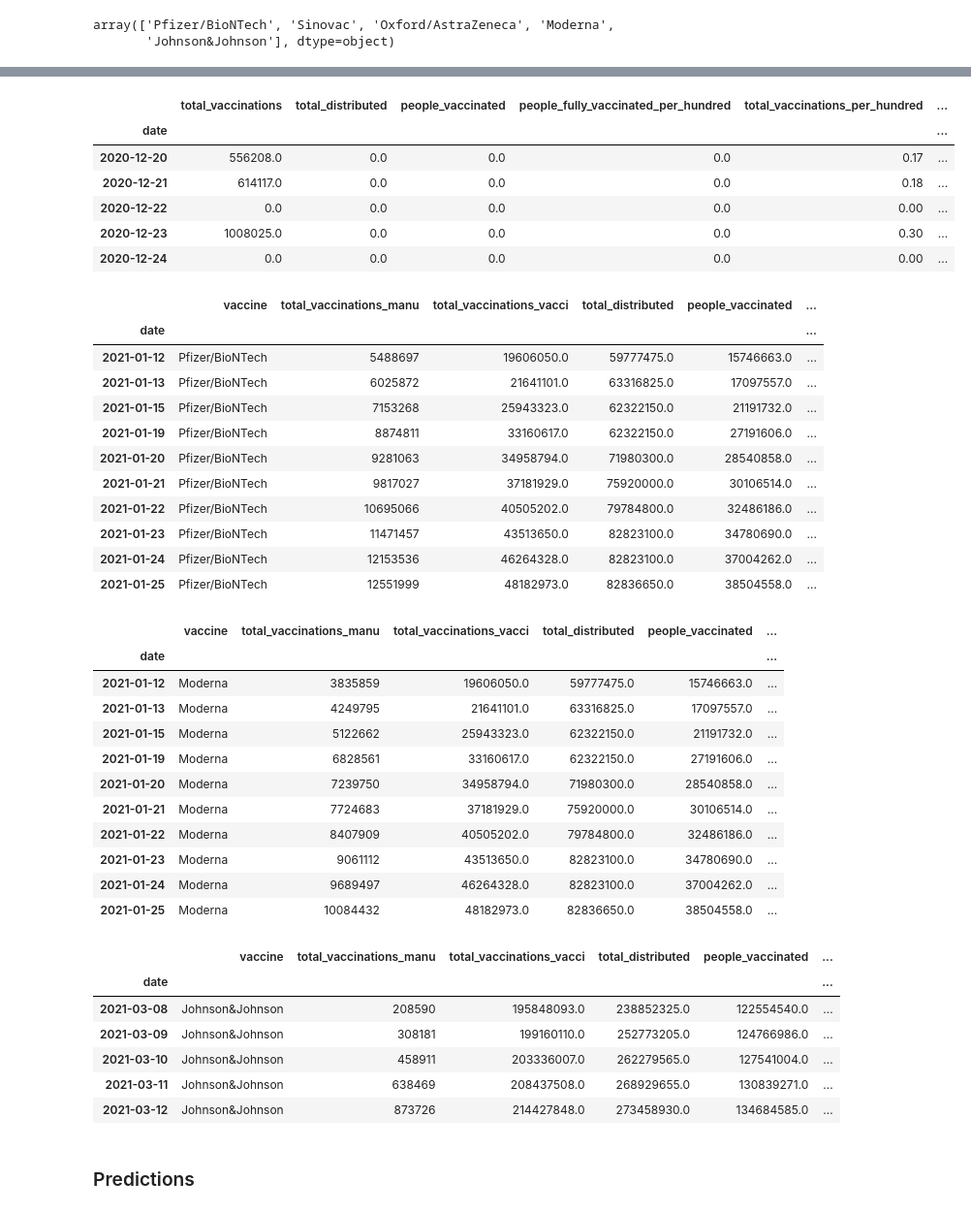
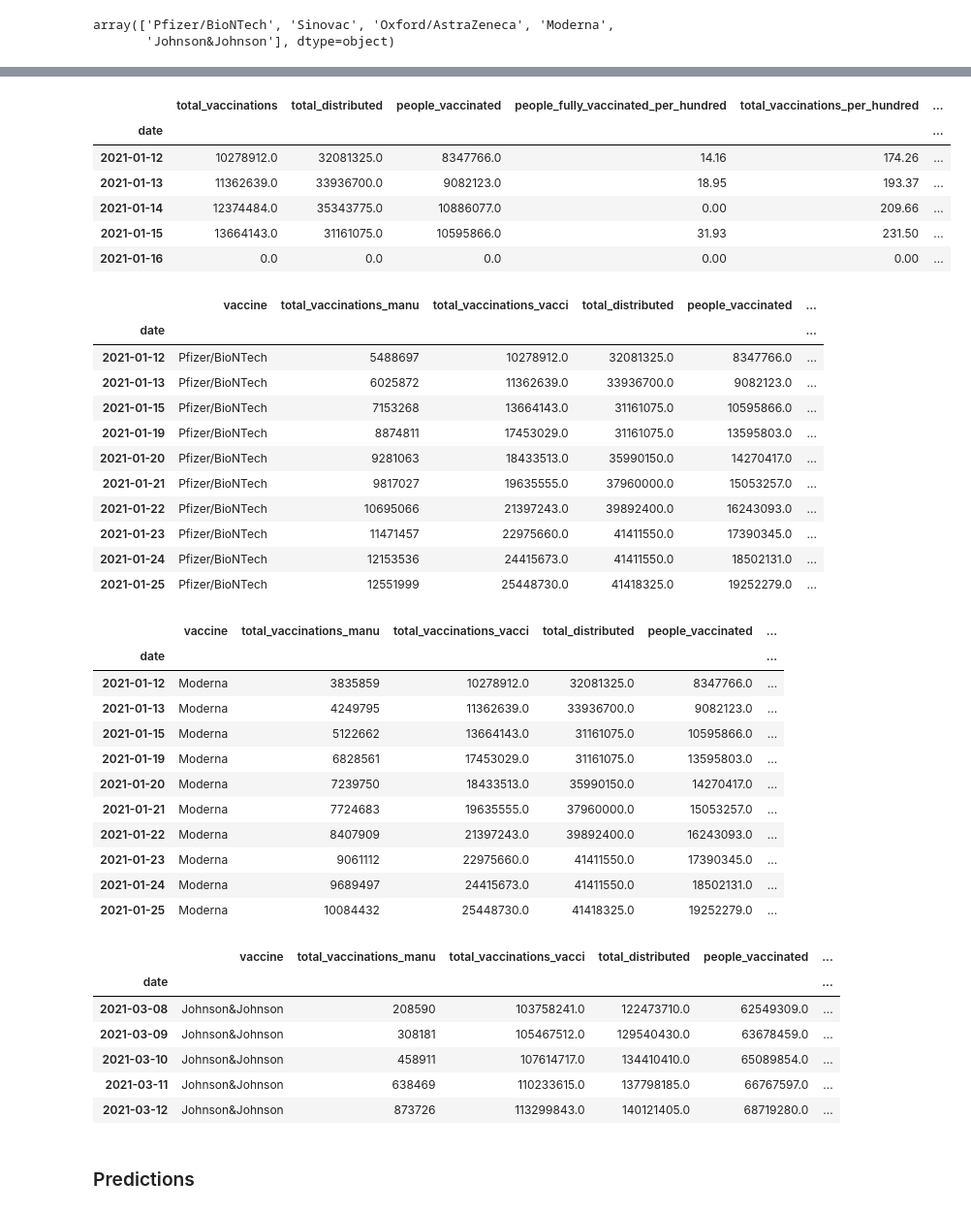
Before and after one commit to juno-yuu/COVID-Vaccine-and-Biotech-industry, a Jupyter notebook: Final_Project_Clean.ipynb, the cells around one changed output, grey strips where cells are left out. Shown: that part at 97% size. Cells and saved outputs as stored; diff of their text form; code cells hidden in the pictures.

```diff
--- a/Final_Project_Clean.ipynb
+++ b/Final_Project_Clean.ipynb
@@ -128,58 +128,60 @@ date
 2021-01-19  Pfizer/BioNTech             8874811
 2021-01-20  Pfizer/BioNTech             9281063
 # %%
+# keep stats level data
+vacci = vacci[vacci.location != 'United States']
 vacci_us = vacci.groupby('date').sum()
 vacci_us.head()
 # %% [output]
 |  | total_vaccinations | total_distributed | people_vaccinated | people_fully_vaccinated_per_hundred | total_vaccinations_per_hundred | ... |
 | date |  |  |  |  |  | ... |
-| 2020-12-20 | 556208.0 | 0.0 | 0.0 | 0.0 | 0.17 | ... |
-| 2020-12-21 | 614117.0 | 0.0 | 0.0 | 0.0 | 0.18 | ... |
-| 2020-12-22 | 0.0 | 0.0 | 0.0 | 0.0 | 0.00 | ... |
-| 2020-12-23 | 1008025.0 | 0.0 | 0.0 | 0.0 | 0.30 | ... |
-| 2020-12-24 | 0.0 | 0.0 | 0.0 | 0.0 | 0.00 | ... |
+| 2021-01-12 | 10278912.0 | 32081325.0 | 8347766.0 | 14.16 | 174.26 | ... |
+| 2021-01-13 | 11362639.0 | 33936700.0 | 9082123.0 | 18.95 | 193.37 | ... |
+| 2021-01-14 | 12374484.0 | 35343775.0 | 10886077.0 | 0.00 | 209.66 | ... |
+| 2021-01-15 | 13664143.0 | 31161075.0 | 10595866.0 | 31.93 | 231.50 | ... |
+| 2021-01-16 | 0.0 | 0.0 | 0.0 | 0.00 | 0.00 | ... |
 # %%
 Pf_manu_vacci = Pf_manu.join(vacci_us, how = 'left', lsuffix = '_manu', rsuffix = '_vacci')
 Pf_manu_vacci.head(10)
 # %% [output]
 |  | vaccine | total_vaccinations_manu | total_vaccinations_vacci | total_distributed | people_vaccinated | ... |
 | date |  |  |  |  |  | ... |
-| 2021-01-12 | Pfizer/BioNTech | 5488697 | 19606050.0 | 59777475.0 | 15746663.0 | ... |
-| 2021-01-13 | Pfizer/BioNTech | 6025872 | 21641101.0 | 63316825.0 | 17097557.0 | ... |
-| 2021-01-15 | Pfizer/BioNTech | 7153268 | 25943323.0 | 62322150.0 | 21191732.0 | ... |
-| 2021-01-19 | Pfizer/BioNTech | 8874811 | 33160617.0 | 62322150.0 | 27191606.0 | ... |
-| 2021-01-20 | Pfizer/BioNTech | 9281063 | 34958794.0 | 71980300.0 | 28540858.0 | ... |
-| 2021-01-21 | Pfizer/BioNTech | 9817027 | 37181929.0 | 75920000.0 | 30106514.0 | ... |
-| 2021-01-22 | Pfizer/BioNTech | 10695066 | 40505202.0 | 79784800.0 | 32486186.0 | ... |
-| 2021-01-23 | Pfizer/BioNTech | 11471457 | 43513650.0 | 82823100.0 | 34780690.0 | ... |
-| 2021-01-24 | Pfizer/BioNTech | 12153536 | 46264328.0 | 82823100.0 | 37004262.0 | ... |
-| 2021-01-25 | Pfizer/BioNTech | 12551999 | 48182973.0 | 82836650.0 | 38504558.0 | ... |
+| 2021-01-12 | Pfizer/BioNTech | 5488697 | 10278912.0 | 32081325.0 | 8347766.0 | ... |
+| 2021-01-13 | Pfizer/BioNTech | 6025872 | 11362639.0 | 33936700.0 | 9082123.0 | ... |
+| 2021-01-15 | Pfizer/BioNTech | 7153268 | 13664143.0 | 31161075.0 | 10595866.0 | ... |
+| 2021-01-19 | Pfizer/BioNTech | 8874811 | 17453029.0 | 31161075.0 | 13595803.0 | ... |
+| 2021-01-20 | Pfizer/BioNTech | 9281063 | 18433513.0 | 35990150.0 | 14270417.0 | ... |
+| 2021-01-21 | Pfizer/BioNTech | 9817027 | 19635555.0 | 37960000.0 | 15053257.0 | ... |
+| 2021-01-22 | Pfizer/BioNTech | 10695066 | 21397243.0 | 39892400.0 | 16243093.0 | ... |
+| 2021-01-23 | Pfizer/BioNTech | 11471457 | 22975660.0 | 41411550.0 | 17390345.0 | ... |
+| 2021-01-24 | Pfizer/BioNTech | 12153536 | 24415673.0 | 41411550.0 | 18502131.0 | ... |
+| 2021-01-25 | Pfizer/BioNTech | 12551999 | 25448730.0 | 41418325.0 | 19252279.0 | ... |
 # %%
 Mod_manu_vacci = Mod_manu.join(vacci_us, how = 'left', lsuffix = '_manu', rsuffix = '_vacci')
 Mod_manu_vacci.head(10)
 # %% [output]
 |  | vaccine | total_vaccinations_manu | total_vaccinations_vacci | total_distributed | people_vaccinated | ... |
 | date |  |  |  |  |  | ... |
-| 2021-01-12 | Moderna | 3835859 | 19606050.0 | 59777475.0 | 15746663.0 | ... |
-| 2021-01-13 | Moderna | 4249795 | 21641101.0 | 63316825.0 | 17097557.0 | ... |
-| 2021-01-15 | Moderna | 5122662 | 25943323.0 | 62322150.0 | 21191732.0 | ... |
-| 2021-01-19 | Moderna | 6828561 | 33160617.0 | 62322150.0 | 27191606.0 | ... |
-| 2021-01-20 | Moderna | 7239750 | 34958794.0 | 71980300.0 | 28540858.0 | ... |
-| 2021-01-21 | Moderna | 7724683 | 37181929.0 | 75920000.0 | 30106514.0 | ... |
-| 2021-01-22 | Moderna | 8407909 | 40505202.0 | 79784800.0 | 32486186.0 | ... |
-| 2021-01-23 | Moderna | 9061112 | 43513650.0 | 82823100.0 | 34780690.0 | ... |
-| 2021-01-24 | Moderna | 9689497 | 46264328.0 | 82823100.0 | 37004262.0 | ... |
-| 2021-01-25 | Moderna | 10084432 | 48182973.0 | 82836650.0 | 38504558.0 | ... |
+| 2021-01-12 | Moderna | 3835859 | 10278912.0 | 32081325.0 | 8347766.0 | ... |
+| 2021-01-13 | Moderna | 4249795 | 11362639.0 | 33936700.0 | 9082123.0 | ... |
+| 2021-01-15 | Moderna | 5122662 | 13664143.0 | 31161075.0 | 10595866.0 | ... |
+| 2021-01-19 | Moderna | 6828561 | 17453029.0 | 31161075.0 | 13595803.0 | ... |
+| 2021-01-20 | Moderna | 7239750 | 18433513.0 | 35990150.0 | 14270417.0 | ... |
+| 2021-01-21 | Moderna | 7724683 | 19635555.0 | 37960000.0 | 15053257.0 | ... |
+| 2021-01-22 | Moderna | 8407909 | 21397243.0 | 39892400.0 | 16243093.0 | ... |
+| 2021-01-23 | Moderna | 9061112 | 22975660.0 | 41411550.0 | 17390345.0 | ... |
+| 2021-01-24 | Moderna | 9689497 | 24415673.0 | 41411550.0 | 18502131.0 | ... |
+| 2021-01-25 | Moderna | 10084432 | 25448730.0 | 41418325.0 | 19252279.0 | ... |
 # %%
 JJ_manu_vacci = JJ_manu.join(vacci_us, how = 'left', lsuffix = '_manu', rsuffix = '_vacci')
 JJ_manu_vacci.head()
 # %% [output]
 |  | vaccine | total_vaccinations_manu | total_vaccinations_vacci | total_distributed | people_vaccinated | ... |
 | date |  |  |  |  |  | ... |
-| 2021-03-08 | Johnson&Johnson | 208590 | 195848093.0 | 238852325.0 | 122554540.0 | ... |
-| 2021-03-09 | Johnson&Johnson | 308181 | 199160110.0 | 252773205.0 | 124766986.0 | ... |
-| 2021-03-10 | Johnson&Johnson | 458911 | 203336007.0 | 262279565.0 | 127541004.0 | ... |
-| 2021-03-11 | Johnson&Johnson | 638469 | 208437508.0 | 268929655.0 | 130839271.0 | ... |
-| 2021-03-12 | Johnson&Johnson | 873726 | 214427848.0 | 273458930.0 | 134684585.0 | ... |
+| 2021-03-08 | Johnson&Johnson | 208590 | 103758241.0 | 122473710.0 | 62549309.0 | ... |
+| 2021-03-09 | Johnson&Johnson | 308181 | 105467512.0 | 129540430.0 | 63678459.0 | ... |
+| 2021-03-10 | Johnson&Johnson | 458911 | 107614717.0 | 134410410.0 | 65089854.0 | ... |
+| 2021-03-11 | Johnson&Johnson | 638469 | 110233615.0 | 137798185.0 | 66767597.0 | ... |
+| 2021-03-12 | Johnson&Johnson | 873726 | 113299843.0 | 140121405.0 | 68719280.0 | ... |
 # %% [markdown]
 ### Predictions
```
